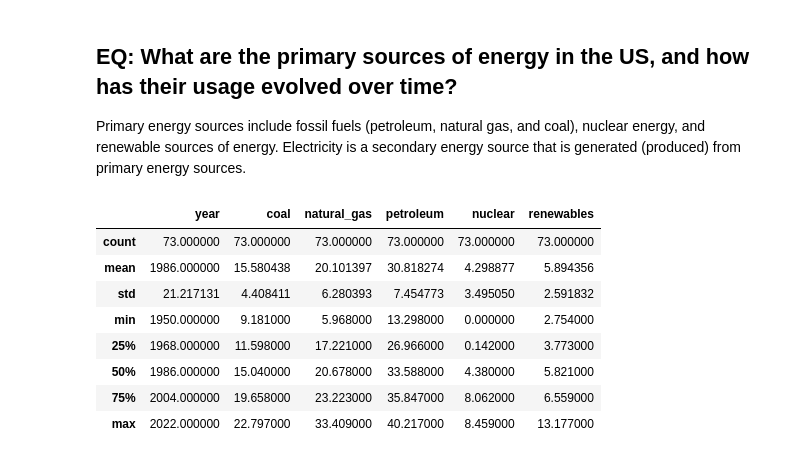
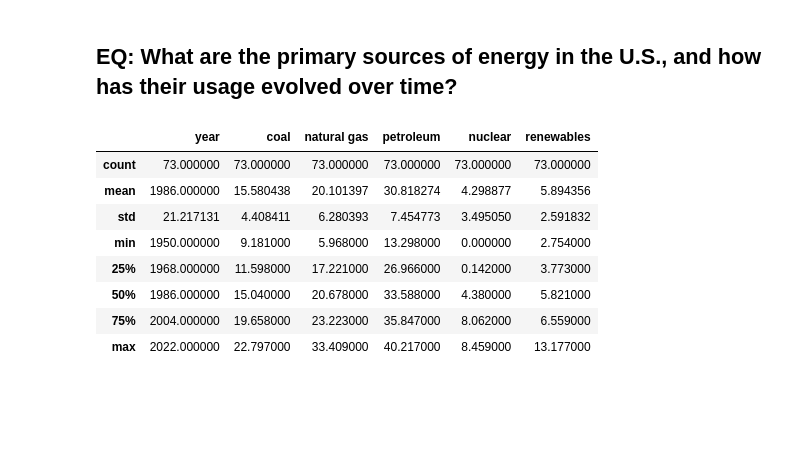
Before and after one commit to MIDS-at-Duke/uds-2024-flamingo, a Jupyter notebook: eda/EQ_ML.ipynb, the cells around one changed output. Saved outputs shown, nothing was run; the diff lists cells and outputs as text; code cells hidden in the pictures; blank space fills up the shorter version.

```diff
--- a/eda/EQ_ML.ipynb
+++ b/eda/EQ_ML.ipynb
@@ -1,15 +1,16 @@
 # %% [markdown]
-## EQ: What are the primary sources of energy in the US, and how has their usage evolved over time?
-
-Primary energy sources include fossil fuels (petroleum, natural gas, and coal), nuclear energy, and renewable sources of energy. Electricity is a secondary energy source that is generated (produced) from primary energy sources.
+## EQ: What are the primary sources of energy in the U.S., and how has their usage evolved over time?
 # %%
 import pandas as pd
 
-df = pd.read_csv("primary-consumption-by-major-source.csv", skiprows=5)
-df.rename(columns={"Unnamed: 0": "year", "natural gas": "natural_gas"}, inplace=True)
+df = pd.read_csv(
+    "https://www.eia.gov/energyexplained//us-energy-facts/charts/primary-consumption-by-major-source.csv",
+    skiprows=5,
+)
+df.rename(columns={"Unnamed: 0": "year"}, inplace=True)
 df.describe()
 # %% [output]
-|  | year | coal | natural_gas | petroleum | nuclear | renewables |
+|  | year | coal | natural gas | petroleum | nuclear | renewables |
 | count | 73.000000 | 73.000000 | 73.000000 | 73.000000 | 73.000000 | 73.000000 |
 | mean | 1986.000000 | 15.580438 | 20.101397 | 30.818274 | 4.298877 | 5.894356 |
 | std | 21.217131 | 4.408411 | 6.280393 | 7.454773 | 3.495050 | 2.591832 |
```
Also changed, not shown: parts of 6 cells of this notebook.
